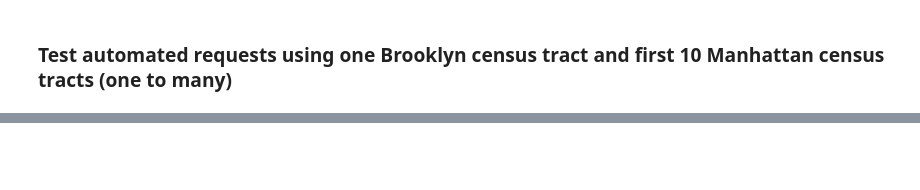
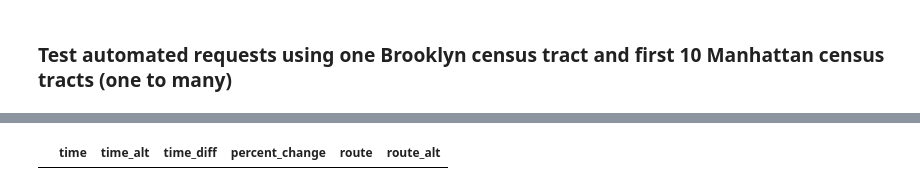
Before and after one commit to iwsstuart/L-train-shutdown, a Jupyter notebook: API Sandbox.ipynb, the cells around one changed output, grey strips where cells are left out. Drawn from its saved outputs; the diff is of its cells as text; code cells hidden in the pictures; blank space fills up the shorter version.

```diff
--- a/API Sandbox.ipynb
+++ b/API Sandbox.ipynb
@@ -284,0 +295,16 @@ ct_mn[:10].plot(ax=ax, linewidth=0.5, column='times', cmap='YlOrRd')
+# %%
+orig_dest = gp.GeoDataFrame(
+    columns=['time', 'time_alt',
+             'time_diff', 'percent_change', 'route', 'route_alt'])
+
+orig_dest.head()
+
+# routes_bk = ct_bk
+# routes_bk['time'] = np.nan
+# routes_bk['time_alt'] = np.nan
+# routes_bk['time_diff'] = np.nan
+# routes_bk['percent_change'] = np.nan
+# routes_bk['route'] = np.nan
+# routes_bk['route_alt'] = np.nan
+# %% [output]
+|  | time | time_alt | time_diff | percent_change | route | route_alt |
```
Also changed, not shown: parts of 12 cells of this notebook, 1 other file.
